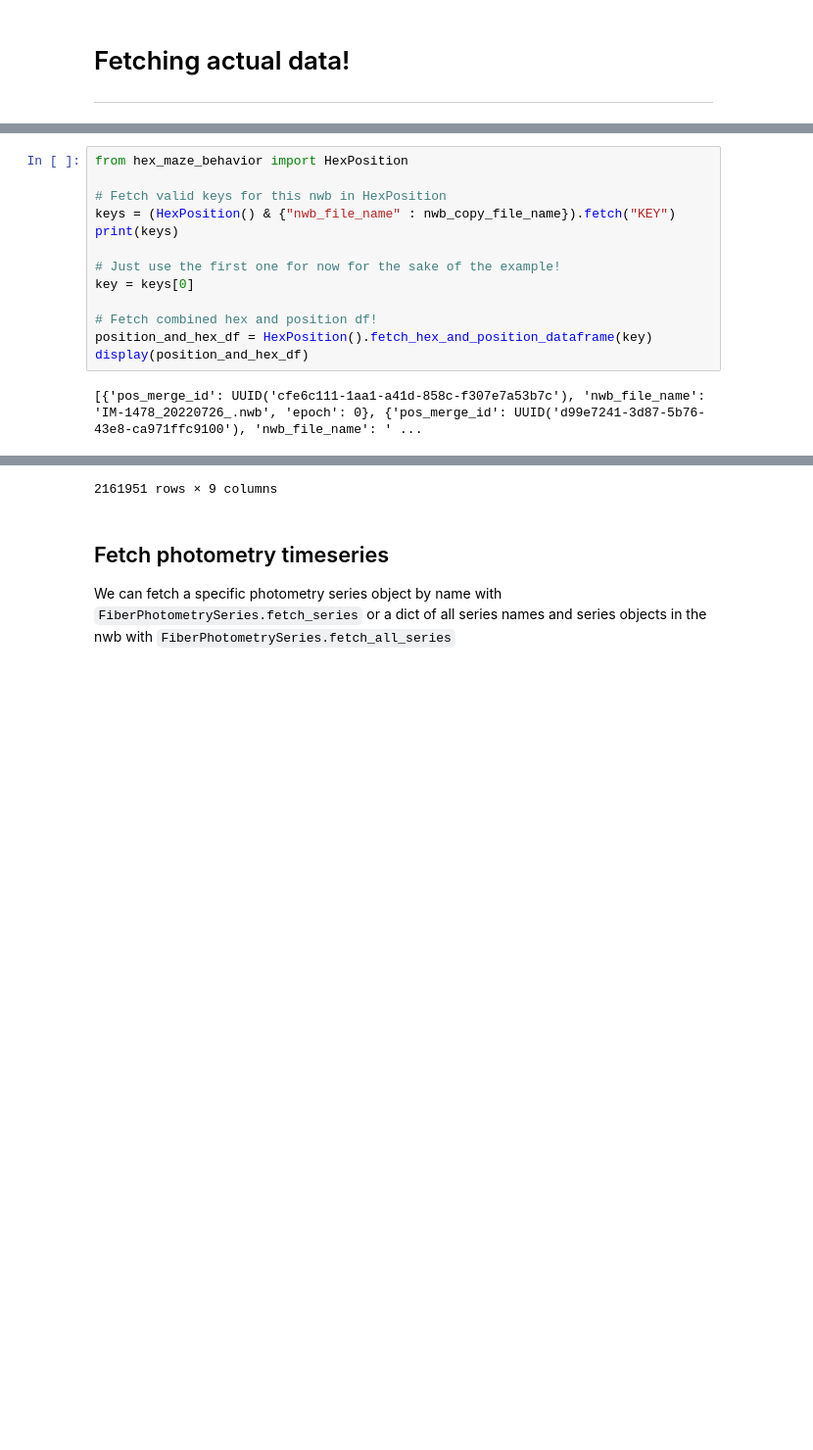
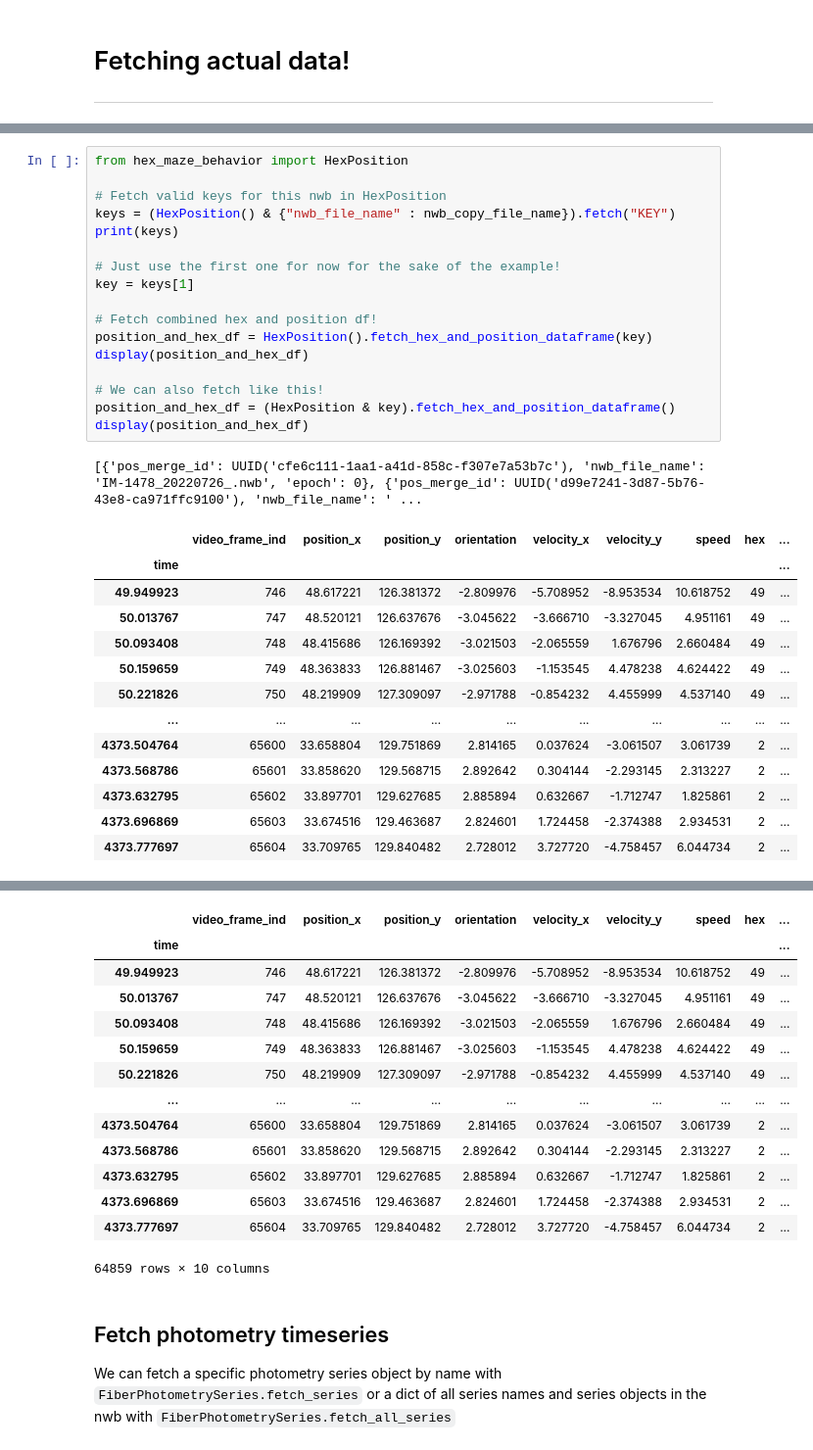
Before and after one commit to calderast/Hex-maze-spyglass, a Jupyter notebook: Berke_Lab_full_process.ipynb, the cells around one changed output, grey strips where cells are left out. Shown at 98% size. Saved outputs shown, nothing was run; the diff lists cells and outputs as text; blank space fills up the shorter version.

Commit message:
Clean up fetch_hex_and_position_dataframe helper  (#8)
* clean up combined df fetch functions
* move hex_maze_analysis to dev folder and delete unused notebook

```diff
--- a/Berke_Lab_full_process.ipynb
+++ b/Berke_Lab_full_process.ipynb
@@ -493,15 +493,32 @@ ___
 # %%
 from hex_maze_behavior import HexPosition
 
 # Fetch valid keys for this nwb in HexPosition
 keys = (HexPosition() & {"nwb_file_name" : nwb_copy_file_name}).fetch("KEY")
 print(keys)
 
 # Just use the first one for now for the sake of the example!
-key = keys[0]
+key = keys[1]
 
 # Fetch combined hex and position df!
 position_and_hex_df = HexPosition().fetch_hex_and_position_dataframe(key)
 display(position_and_hex_df)
+
+# We can also fetch like this!
+position_and_hex_df = (HexPosition & key).fetch_hex_and_position_dataframe()
+display(position_and_hex_df)
 # %% [output]
 [{'pos_merge_id': UUID('cfe6c111-1aa1-a41d-858c-f307e7a53b7c'), 'nwb_file_name': 'IM-1478_20220726_.nwb', 'epoch': 0}, {'pos_merge_id': UUID('d99e7241-3d87-5b76-43e8-ca971ffc9100'), 'nwb_file_name': ' ...
+|  | video_frame_ind | position_x | position_y | orientation | velocity_x | velocity_y | speed | hex | ... |
+| time |  |  |  |  |  |  |  |  | ... |
+| 49.949923 | 746 | 48.617221 | 126.381372 | -2.809976 | -5.708952 | -8.953534 | 10.618752 | 49 | ... |
+| 50.013767 | 747 | 48.520121 | 126.637676 | -3.045622 | -3.666710 | -3.327045 | 4.951161 | 49 | ... |
+| 50.093408 | 748 | 48.415686 | 126.169392 | -3.021503 | -2.065559 | 1.676796 | 2.660484 | 49 | ... |
+| 50.159659 | 749 | 48.363833 | 126.881467 | -3.025603 | -1.153545 | 4.478238 | 4.624422 | 49 | ... |
+| 50.221826 | 750 | 48.219909 | 127.309097 | -2.971788 | -0.854232 | 4.455999 | 4.537140 | 49 | ... |
+| ... | ... | ... | ... | ... | ... | ... | ... | ... | ... |
+| 4373.504764 | 65600 | 33.658804 | 129.751869 | 2.814165 | 0.037624 | -3.061507 | 3.061739 | 2 | ... |
+| 4373.568786 | 65601 | 33.858620 | 129.568715 | 2.892642 | 0.304144 | -2.293145 | 2.313227 | 2 | ... |
+| 4373.632795 | 65602 | 33.897701 | 129.627685 | 2.885894 | 0.632667 | -1.712747 | 1.825861 | 2 | ... |
+| 4373.696869 | 65603 | 33.674516 | 129.463687 | 2.824601 | 1.724458 | -2.374388 | 2.934531 | 2 | ... |
+| 4373.777697 | 65604 | 33.709765 | 129.840482 | 2.728012 | 3.727720 | -4.758457 | 6.044734 | 2 | ... |
@@ -522,4 +526,17 @@ display(position_and_hex_df)
+|  | video_frame_ind | position_x | position_y | orientation | velocity_x | velocity_y | speed | hex | ... |
+| time |  |  |  |  |  |  |  |  | ... |
+| 49.949923 | 746 | 48.617221 | 126.381372 | -2.809976 | -5.708952 | -8.953534 | 10.618752 | 49 | ... |
+| 50.013767 | 747 | 48.520121 | 126.637676 | -3.045622 | -3.666710 | -3.327045 | 4.951161 | 49 | ... |
+| 50.093408 | 748 | 48.415686 | 126.169392 | -3.021503 | -2.065559 | 1.676796 | 2.660484 | 49 | ... |
+| 50.159659 | 749 | 48.363833 | 126.881467 | -3.025603 | -1.153545 | 4.478238 | 4.624422 | 49 | ... |
+| 50.221826 | 750 | 48.219909 | 127.309097 | -2.971788 | -0.854232 | 4.455999 | 4.537140 | 49 | ... |
+| ... | ... | ... | ... | ... | ... | ... | ... | ... | ... |
+| 4373.504764 | 65600 | 33.658804 | 129.751869 | 2.814165 | 0.037624 | -3.061507 | 3.061739 | 2 | ... |
+| 4373.568786 | 65601 | 33.858620 | 129.568715 | 2.892642 | 0.304144 | -2.293145 | 2.313227 | 2 | ... |
+| 4373.632795 | 65602 | 33.897701 | 129.627685 | 2.885894 | 0.632667 | -1.712747 | 1.825861 | 2 | ... |
+| 4373.696869 | 65603 | 33.674516 | 129.463687 | 2.824601 | 1.724458 | -2.374388 | 2.934531 | 2 | ... |
+| 4373.777697 | 65604 | 33.709765 | 129.840482 | 2.728012 | 3.727720 | -4.758457 | 6.044734 | 2 | ... |
-2161951 rows × 9 columns
+64859 rows × 10 columns
 # %% [markdown]
 ## Fetch photometry timeseries
 
```
Also changed, not shown: parts of 3 cells of this notebook, 5 other files.
